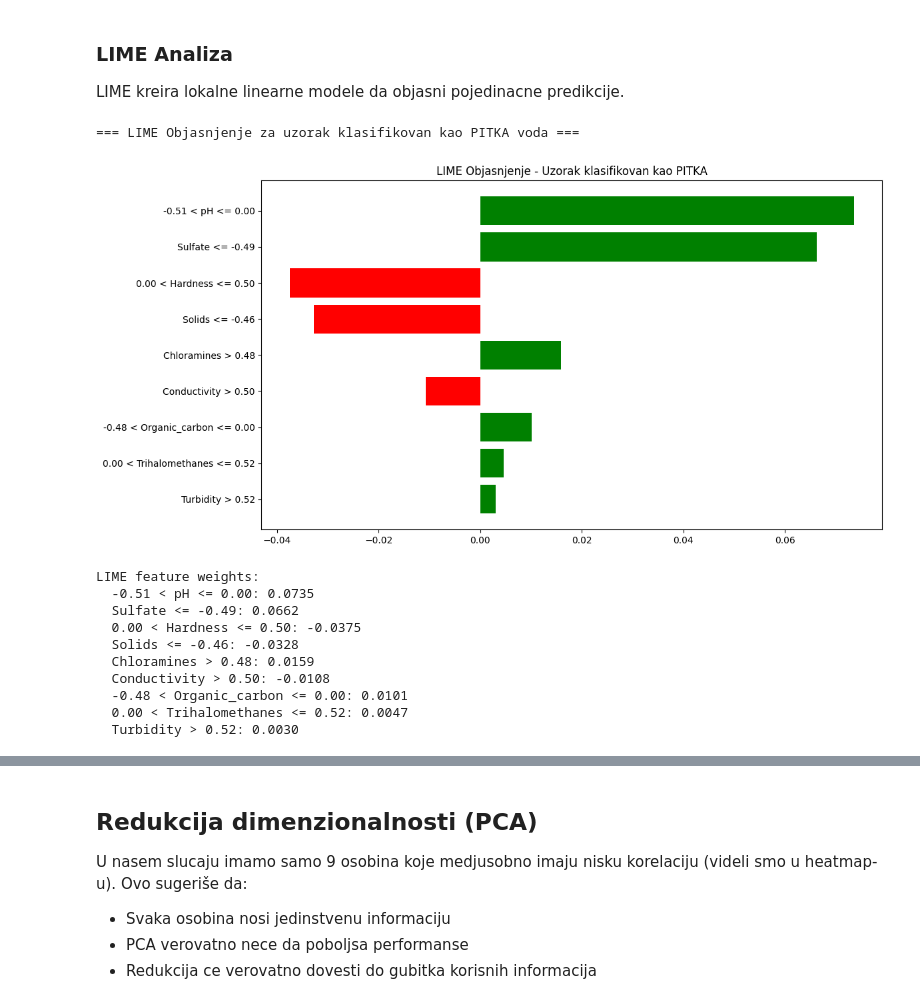
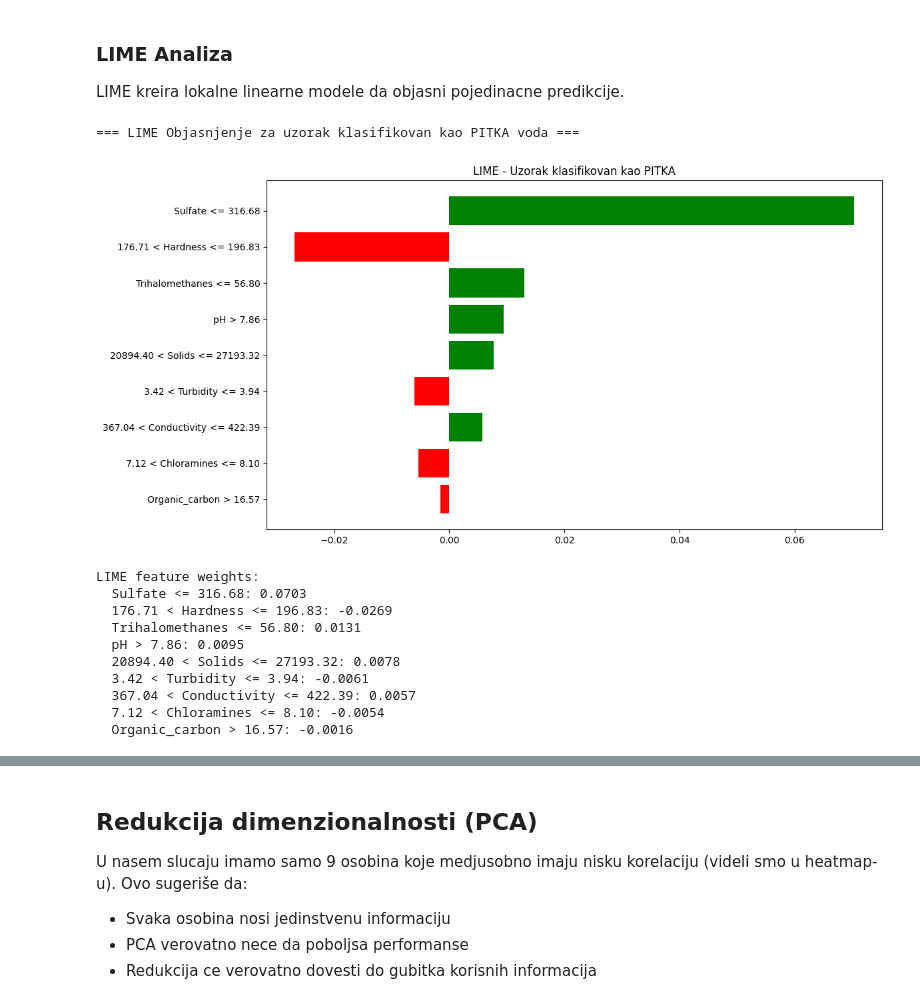
Before and after one commit to anastasijasavov/machine-learning, a Jupyter notebook: notebooks/potability_final.ipynb, the cells around one changed output, grey strips where cells are left out. Cells and saved outputs as stored; diff of their text form; code cells hidden in the pictures.

```diff
--- a/notebooks/potability_final.ipynb
+++ b/notebooks/potability_final.ipynb
@@ -1521,44 +1428,45 @@ LIME kreira lokalne linearne modele da objasni pojedinacne predikcije.
 # %%
 # Kreiranje LIME explainera
 lime_explainer = lime.lime_tabular.LimeTabularExplainer(
-    training_data=X_train_scaled,
+    training_data=X_train.values,
     feature_names=features,
     class_names=['Nepitka', 'Pitka'],
     mode='classification',
     random_state=42
 )
 
 # LIME objasnjenje za uzorak klasifikovan kao pitka voda
 print("=== LIME Objasnjenje za uzorak klasifikovan kao PITKA voda ===")
-lime_exp_pitka = lime_explainer.explain_instance(
-    X_test_scaled[sample_idx],
-    rf_best.predict_proba,
-    num_features=9
-)
+if len(pitka_indices) > 0:
+    lime_exp_pitka = lime_explainer.explain_instance(
+        X_test.values[sample_idx],
+        model.predict_proba,
+        num_features=9
+    )
 
-# Prikaz LIME objasnjenja
-fig = lime_exp_pitka.as_pyplot_figure()
-fig.set_size_inches(12, 6)
-plt.title('LIME Objasnjenje - Uzorak klasifikovan kao PITKA')
-plt.tight_layout()
-plt.show()
+    # Prikaz LIME objasnjenja
+    fig = lime_exp_pitka.as_pyplot_figure()
+    fig.set_size_inches(12, 6)
+    plt.title('LIME - Uzorak klasifikovan kao PITKA')
+    plt.tight_layout()
+    plt.show()
 
-print("\nLIME feature weights:")
-for feat, weight in lime_exp_pitka.as_list():
-    print(f"  {feat}: {weight:.4f}")
+    print("\nLIME feature weights:")
+    for feat, weight in lime_exp_pitka.as_list():
+        print(f"  {feat}: {weight:.4f}")
 # %% [output]
 === LIME Objasnjenje za uzorak klasifikovan kao PITKA voda ===
-[figure, old version]
+[figure, new version]
 LIME feature weights:
-  -0.51 < pH <= 0.00: 0.0735
-  Sulfate <= -0.49: 0.0662
-  0.00 < Hardness <= 0.50: -0.0375
-  Solids <= -0.46: -0.0328
-  Chloramines > 0.48: 0.0159
-  Conductivity > 0.50: -0.0108
-  -0.48 < Organic_carbon <= 0.00: 0.0101
-  0.00 < Trihalomethanes <= 0.52: 0.0047
-  Turbidity > 0.52: 0.0030
+  Sulfate <= 316.68: 0.0703
+  176.71 < Hardness <= 196.83: -0.0269
+  Trihalomethanes <= 56.80: 0.0131
+  pH > 7.86: 0.0095
+  20894.40 < Solids <= 27193.32: 0.0078
+  3.42 < Turbidity <= 3.94: -0.0061
+  367.04 < Conductivity <= 422.39: 0.0057
+  7.12 < Chloramines <= 8.10: -0.0054
+  Organic_carbon > 16.57: -0.0016
 # %%
 # LIME objasnjenje za uzorak klasifikovan kao nepitka voda
 print("=== LIME - uzorak klasifikovan kao NEPITKA voda ===")
```
Also changed, not shown: parts of 31 cells of this notebook, 1 other file.
